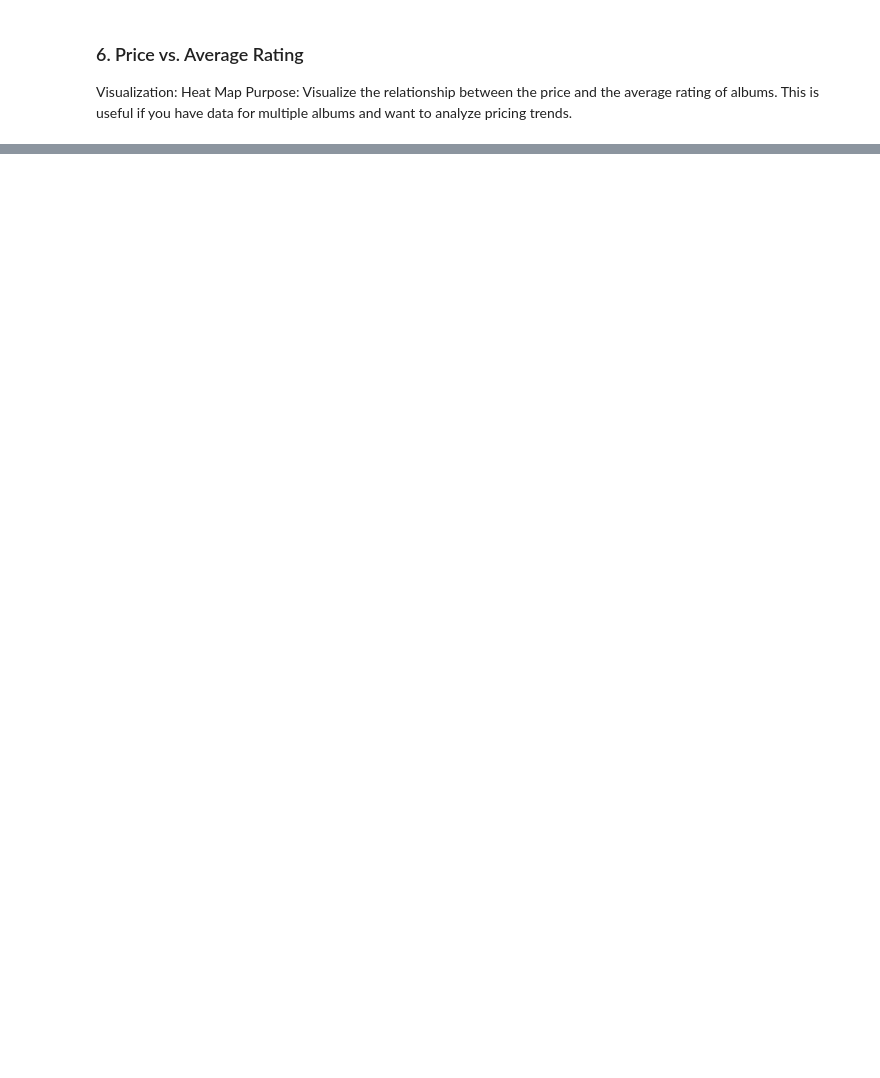
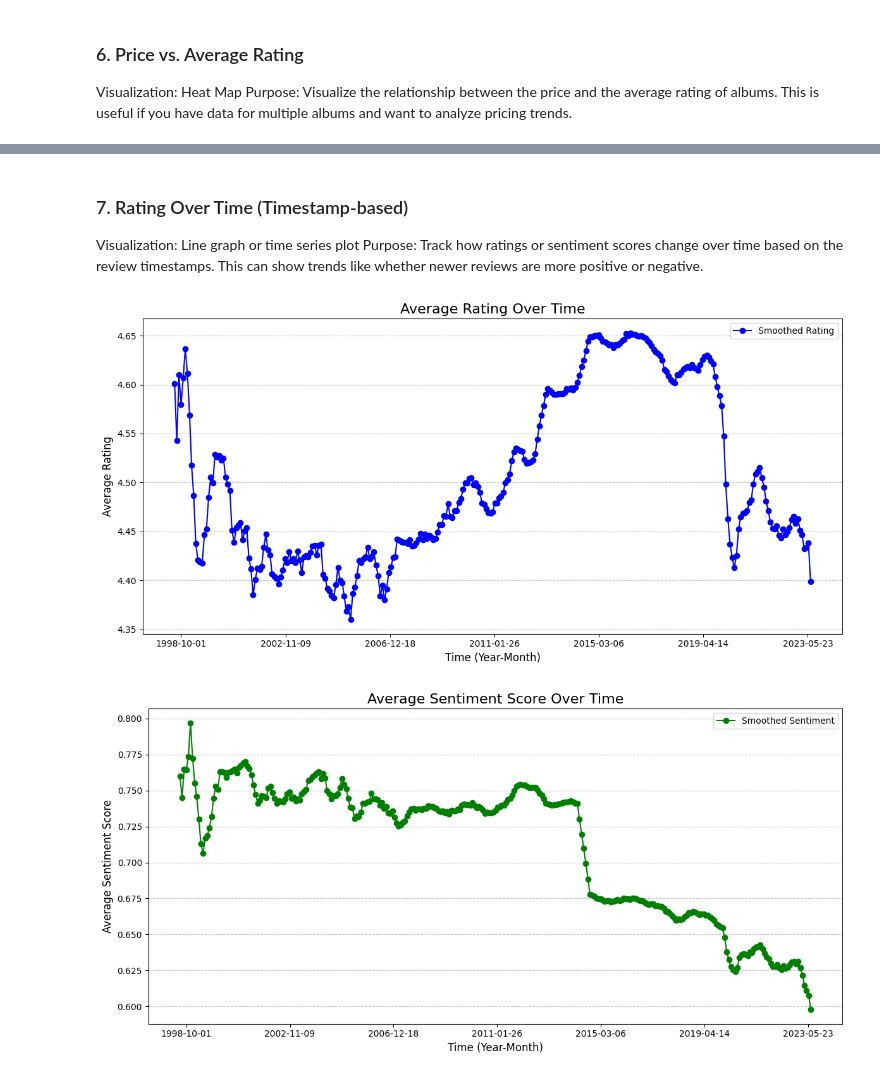
Before and after one commit to mitanshm680/Sentiment-Analysis---Amazon-Product-Reviews, a Jupyter notebook: sentiment.ipynb, the cells around one changed output, grey strips where cells are left out. Saved outputs shown, nothing was run; the diff lists cells and outputs as text; code cells hidden in the pictures; blank space fills up the shorter version.

Commit message:
Visualization section completed

```diff
--- a/sentiment.ipynb
+++ b/sentiment.ipynb
@@ -1476,0 +1477,75 @@ plt.show()
+# %% [markdown]
+### 7. Rating Over Time (Timestamp-based)
+Visualization: Line graph or time series plot
+Purpose: Track how ratings or sentiment scores change over time based on the review timestamps. This can show trends like whether newer reviews are more positive or negative.
+# %%
+import json
+import pandas as pd
+import matplotlib.pyplot as plt
+
+# Load the data from the JSONL file
+data_file = 'cleaned_metadata.jsonl'
+
+# Lists to store reviews with timestamps, ratings, and sentiment scores
+review_data = []
+
+# Read the JSONL file
+with open(data_file, 'r') as f:
+    for line in f:
+        album = json.loads(line)
+        if 'reviews' in album:
+            for review in album['reviews']:
+                if 'timestamp' in review and 'rating' in review and 'sentiment_score' in review:
+                    review_data.append({
+                        'timestamp': review['timestamp'],
+                        'rating': review['rating'],
+                        'sentiment_score': review['sentiment_score']
+                    })
+
+# Create a DataFrame
+df_reviews = pd.DataFrame(review_data)
+
+# Convert 'timestamp' to datetime
+df_reviews['timestamp'] = pd.to_datetime(df_reviews['timestamp'])
+
+# Group by year-month and calculate the average rating and sentiment score
+df_reviews['year_month'] = df_reviews['timestamp'].dt.to_period('M')
+ratings_over_time = df_reviews.groupby('year_month')['rating'].mean().reset_index()
+sentiment_over_time = df_reviews.groupby('year_month')['sentiment_score'].mean().reset_index()
+
+# Convert period to datetime for plotting
+ratings_over_time['year_month'] = ratings_over_time['year_month'].dt.to_timestamp()
+sentiment_over_time['year_month'] = sentiment_over_time['year_month'].dt.to_timestamp()
+
+# Apply a rolling average to smooth the graphs
+ratings_over_time['smoothed_rating'] = ratings_over_time['rating'].rolling(window=6, center=True).mean()
+sentiment_over_time['smoothed_sentiment'] = sentiment_over_time['sentiment_score'].rolling(window=6, center=True).mean()
+
+# Plot the average rating over time
+plt.figure(figsize=(12, 6))
+plt.plot(ratings_over_time['year_month'], ratings_over_time['smoothed_rating'],
+         marker='o', color='blue', label='Smoothed Rating')
+plt.gca().xaxis.set_major_locator(plt.MaxNLocator(10))  # Show only 10 labels evenly spaced
+plt.title('Average Rating Over Time', fontsize=16)
+plt.xlabel('Time (Year-Month)', fontsize=12)
+plt.ylabel('Average Rating', fontsize=12)
+plt.grid(axis='y', linestyle='--', alpha=0.7)
+plt.legend()
+plt.tight_layout()
+plt.show()
+
+# Plot the average sentiment score over time
+plt.figure(figsize=(12, 6))
+plt.plot(sentiment_over_time['year_month'], sentiment_over_time['smoothed_sentiment'],
+         marker='o', color='green', label='Smoothed Sentiment')
+plt.gca().xaxis.set_major_locator(plt.MaxNLocator(10))  # Show only 10 labels evenly spaced
+plt.title('Average Sentiment Score Over Time', fontsize=16)
+plt.xlabel('Time (Year-Month)', fontsize=12)
+plt.ylabel('Average Sentiment Score', fontsize=12)
+plt.grid(axis='y', linestyle='--', alpha=0.7)
+plt.legend()
+plt.tight_layout()
+plt.show()
+# %% [output]
+[figure, added]
+[figure, added]
```
Also changed, not shown: parts of 6 cells of this notebook.
